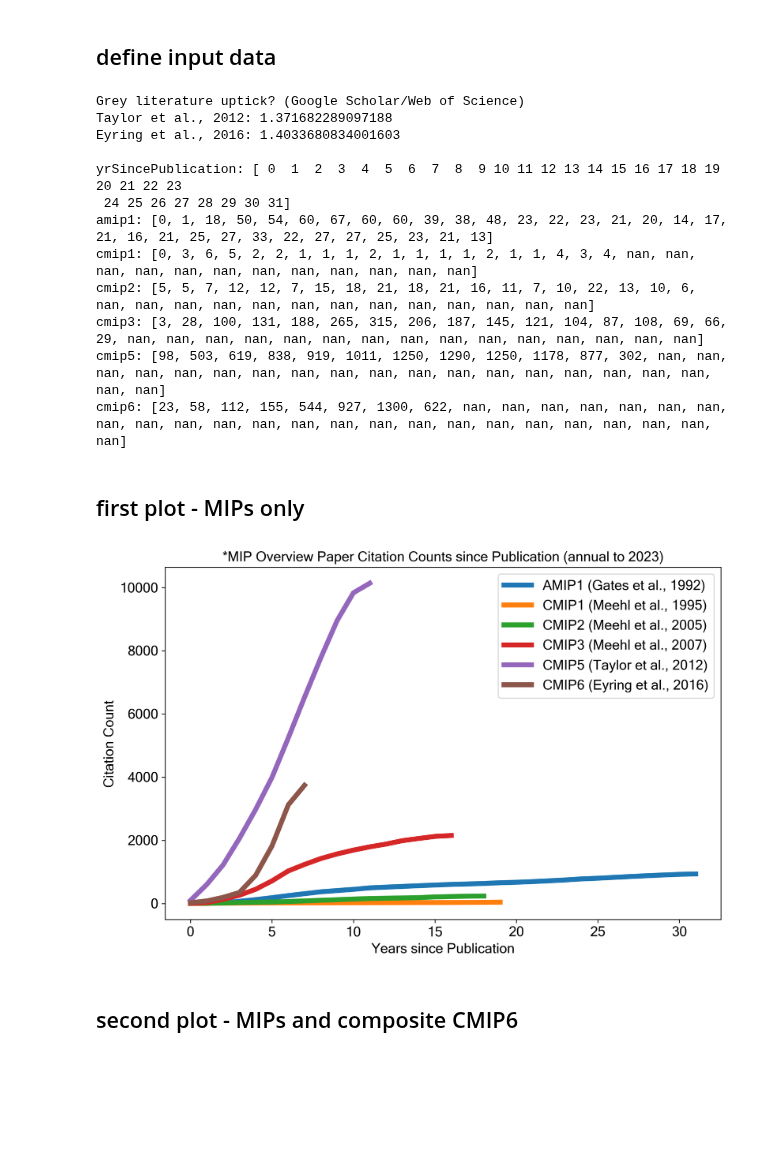
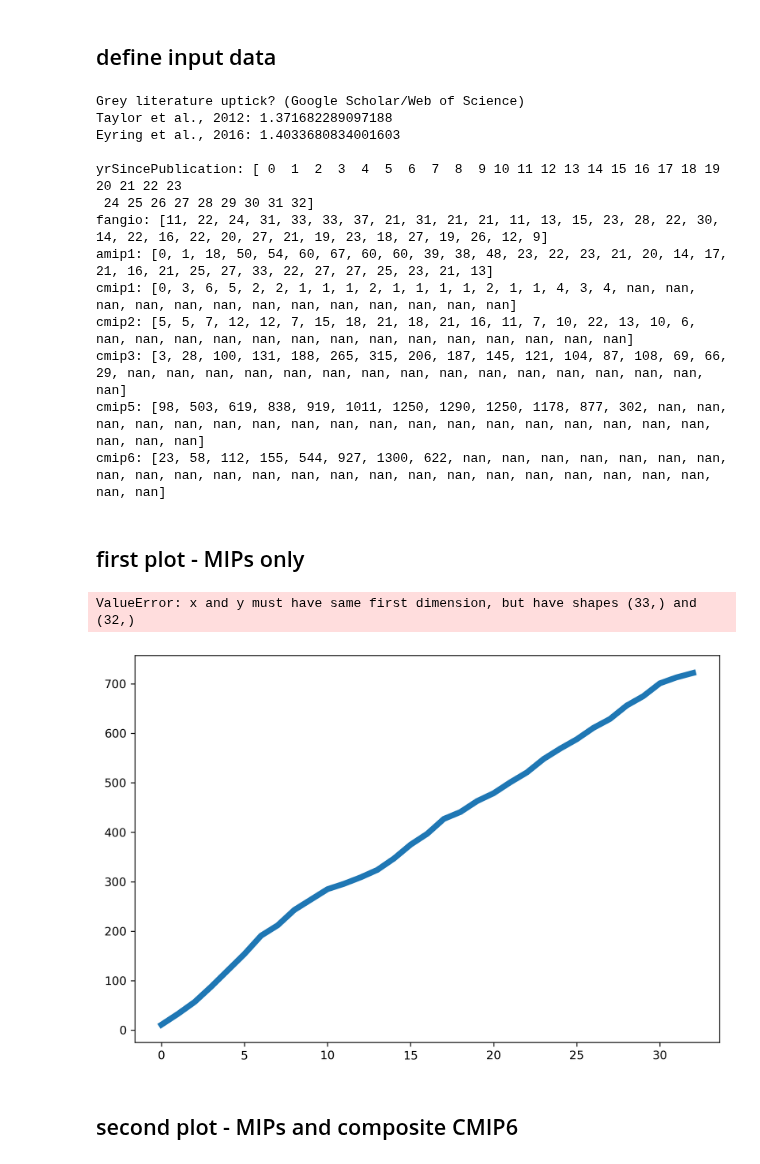
Before and after one commit to durack1/MIPPlots, a Jupyter notebook: CMIPCitationImpact.ipynb, the cells around one changed output. Drawn from its saved outputs; the diff is of its cells as text; code cells hidden in the pictures; blank space fills up the shorter version.

Commit message:
add Charney1979; FANGIO1990

```diff
--- a/CMIPCitationImpact.ipynb
+++ b/CMIPCitationImpact.ipynb
@@ -27,16 +28,34 @@ timeFormat: 230712T061735
 ## define input data
 # %%
 labels = ["AMIP1", "CMIP1", "CMIP2", "CMIP3", "CMIP5", "CMIP6", "CMIP6Composite"]
+
+# Charney National Research Council, 1979 National Academies Press
+# 1979 - 2023
+# https://doi.org/10.17226/12181
+# https://scholar.google.com/scholar?cluster=15553179873625400927&hl=en&as_sdt=0,5, 663 google scholar
+charneyGS = 663
+
+# FANGIO Cess et al., 1990 JGR
+# 1991 - 2023 https://www.webofscience.com/wos/woscc/full-record/WOS:A1990EB20200022, 725 web of science
+# https://doi.org/10.1029/JD095iD10p16601
+# https://scholar.google.com/scholar?cluster=6135992129360534519&hl=en&as_sdt=0,5, 1075 google scholar
+fangio = [11, 22, 24, 31, 33, 33, 37, 21, 31, 21, 21, 11, 13, 15, 23, 28, 22, 30, 14, 22, 16, 22,
+          20, 27, 21, 19, 23, 18, 27, 19, 26, 12, 9]
+
+# create pad index - based on longest citation length (FANGIO, 1991-)
+pad = [np.nan]*len(fangio)
+# Year since publication
+yrSincePublication = np.arange(0, len(fangio))
 
 # AMIP1 Gates et al., 1992 BAMS
 # 1992, 1993 - 2023 https://www.webofscience.com/wos/woscc/full-record/WOS:A1992KD66500003
 # https://doi.org/10.1175/1520-0477(1992)073<1962:ATAMIP>2.0.CO;2
 amip1 = [0, 1, 18, 50, 54, 60, 67, 60, 60, 39, 38, 48, 23, 22, 23, 21, 20, 14, 17, 21, 16,
         21, 25, 27, 33, 22, 27, 27, 25, 23, 21, 13]
-# create pad index
-pad = [np.nan]*len(amip1)
-# Year since publication
-yrSincePublication = np.arange(0, len(amip1))
+amip1a = copy.deepcopy(pad)
+amip1a[:len(amip1)] = amip1
+amip1 = amip1a
+del(amip1a)
 
 # CMIP1 Meehl et al., 1995 BAMS
 # 1995, 1996 - 2023 https://www.webofscience.com/wos/woscc/full-record/WOS:A1995RG21000008
@@ -240,6 +259,7 @@ print("Taylor et al., 2012:", cmip5GS/np.nansum(cmip5))
 print("Eyring et al., 2016:", cmip6GS/np.nansum(cmip6))
 print()
 print("yrSincePublication:", yrSincePublication)
+print("fangio:", fangio)
 print("amip1:", amip1)
 print("cmip1:", cmip1)
 print("cmip2:", cmip2)
@@ -252,13 +272,14 @@ Taylor et al., 2012: 1.371682289097188
 Eyring et al., 2016: 1.4033680834001603
 
 yrSincePublication: [ 0  1  2  3  4  5  6  7  8  9 10 11 12 13 14 15 16 17 18 19 20 21 22 23
- 24 25 26 27 28 29 30 31]
+ 24 25 26 27 28 29 30 31 32]
+fangio: [11, 22, 24, 31, 33, 33, 37, 21, 31, 21, 21, 11, 13, 15, 23, 28, 22, 30, 14, 22, 16, 22, 20, 27, 21, 19, 23, 18, 27, 19, 26, 12, 9]
 amip1: [0, 1, 18, 50, 54, 60, 67, 60, 60, 39, 38, 48, 23, 22, 23, 21, 20, 14, 17, 21, 16, 21, 25, 27, 33, 22, 27, 27, 25, 23, 21, 13]
-cmip1: [0, 3, 6, 5, 2, 2, 1, 1, 1, 2, 1, 1, 1, 1, 2, 1, 1, 4, 3, 4, nan, nan, nan, nan, nan, nan, nan, nan, nan, nan, nan, nan]
-cmip2: [5, 5, 7, 12, 12, 7, 15, 18, 21, 18, 21, 16, 11, 7, 10, 22, 13, 10, 6, nan, nan, nan, nan, nan, nan, nan, nan, nan, nan, nan, nan, nan]
-cmip3: [3, 28, 100, 131, 188, 265, 315, 206, 187, 145, 121, 104, 87, 108, 69, 66, 29, nan, nan, nan, nan, nan, nan, nan, nan, nan, nan, nan, nan, nan, nan, nan]
-cmip5: [98, 503, 619, 838, 919, 1011, 1250, 1290, 1250, 1178, 877, 302, nan, nan, nan, nan, nan, nan, nan, nan, nan, nan, nan, nan, nan, nan, nan, nan, nan, nan, nan, nan]
-cmip6: [23, 58, 112, 155, 544, 927, 1300, 622, nan, nan, nan, nan, nan, nan, nan, nan, nan, nan, nan, nan, nan, nan, nan, nan, nan, nan, nan, nan, nan, nan, nan, nan]
+cmip1: [0, 3, 6, 5, 2, 2, 1, 1, 1, 2, 1, 1, 1, 1, 2, 1, 1, 4, 3, 4, nan, nan, nan, nan, nan, nan, nan, nan, nan, nan, nan, nan, nan]
+cmip2: [5, 5, 7, 12, 12, 7, 15, 18, 21, 18, 21, 16, 11, 7, 10, 22, 13, 10, 6, nan, nan, nan, nan, nan, nan, nan, nan, nan, nan, nan, nan, nan, nan]
+cmip3: [3, 28, 100, 131, 188, 265, 315, 206, 187, 145, 121, 104, 87, 108, 69, 66, 29, nan, nan, nan, nan, nan, nan, nan, nan, nan, nan, nan, nan, nan, nan, nan, nan]
+cmip5: [98, 503, 619, 838, 919, 1011, 1250, 1290, 1250, 1178, 877, 302, nan, nan, nan, nan, nan, nan, nan, nan, nan, nan, nan, nan, nan, nan, nan, nan, nan, nan, nan, nan, nan]
+cmip6: [23, 58, 112, 155, 544, 927, 1300, 622, nan, nan, nan, nan, nan, nan, nan, nan, nan, nan, nan, nan, nan, nan, nan, nan, nan, nan, nan, nan, nan, nan, nan, nan, nan]
 # %% [markdown]
 ## first plot - MIPs only
 # %%
@@ -269,34 +290,37 @@ fontsize = 14
 lineWidth = 5
 fontName = "Microsoft Sans Serif"
 
 # initialize canvas
 fig, ax = plt.subplots(figsize=(9, 6), dpi=300)
 
 # plot from year 1
+line0 = plt.plot(yrSincePublication, np.cumsum(fangio), linewidth=lineWidth, label="FANGIO (Cess et al., 1990)")
 line1 = plt.plot(yrSincePublication, np.cumsum(amip1), linewidth=lineWidth, label="AMIP1 (Gates et al., 1992)")
 line2 = plt.plot(yrSincePublication, np.cumsum(cmip1), linewidth=lineWidth, label="CMIP1 (Meehl et al., 1995)")
 line3 = plt.plot(yrSincePublication, np.cumsum(cmip2), linewidth=lineWidth, label="CMIP2 (Meehl et al., 2005)")
 line4 = plt.plot(yrSincePublication, np.cumsum(cmip3), linewidth=lineWidth, label="CMIP3 (Meehl et al., 2007)")
 line5 = plt.plot(yrSincePublication, np.cumsum(cmip5), linewidth=lineWidth, label="CMIP5 (Taylor et al., 2012)")
 line6 = plt.plot(yrSincePublication, np.cumsum(cmip6), linewidth=lineWidth, label="CMIP6 (Eyring et al., 2016)")
+star0 = plt.plot(2023-1979, charneyGS, marker="*", markersize=16, linestyle="None", label="US Nat. Res. Counc. (Charney et al., 1979)")
 
 # pretty things up - add text for labels, title and custom x-axis tick labels, etc.
 ax.set_title('*MIP Overview Paper Citation Counts since Publication (annual to 2023)',
              fontname=fontName, fontsize=fontsize)
 ax.set_ylabel('Citation Count', fontname=fontName, fontsize=fontsize)
 plt.yticks(fontname=fontName, fontsize=fontsize)
 ax.set_xlabel("Years since Publication", fontname=fontName, fontsize=fontsize)
 plt.xticks(fontname=fontName, fontsize=fontsize)
 ax.legend(prop={"family": fontName, "size": fontsize})
 
 # fill canvas
 fig.tight_layout()
 
 # display, save and close
 plt.show()
 fig.savefig("_".join([timeFormat, "CMIPOverviewPaperCitations-Counts.png"]))
 # %% [output]
+ValueError: x and y must have same first dimension, but have shapes (33,) and (32,)
-[figure, old version]
+[figure, new version]
 # %% [markdown]
 ## second plot - MIPs and composite CMIP6
 # %%
```
Also changed, not shown: parts of 4 cells of this notebook.
